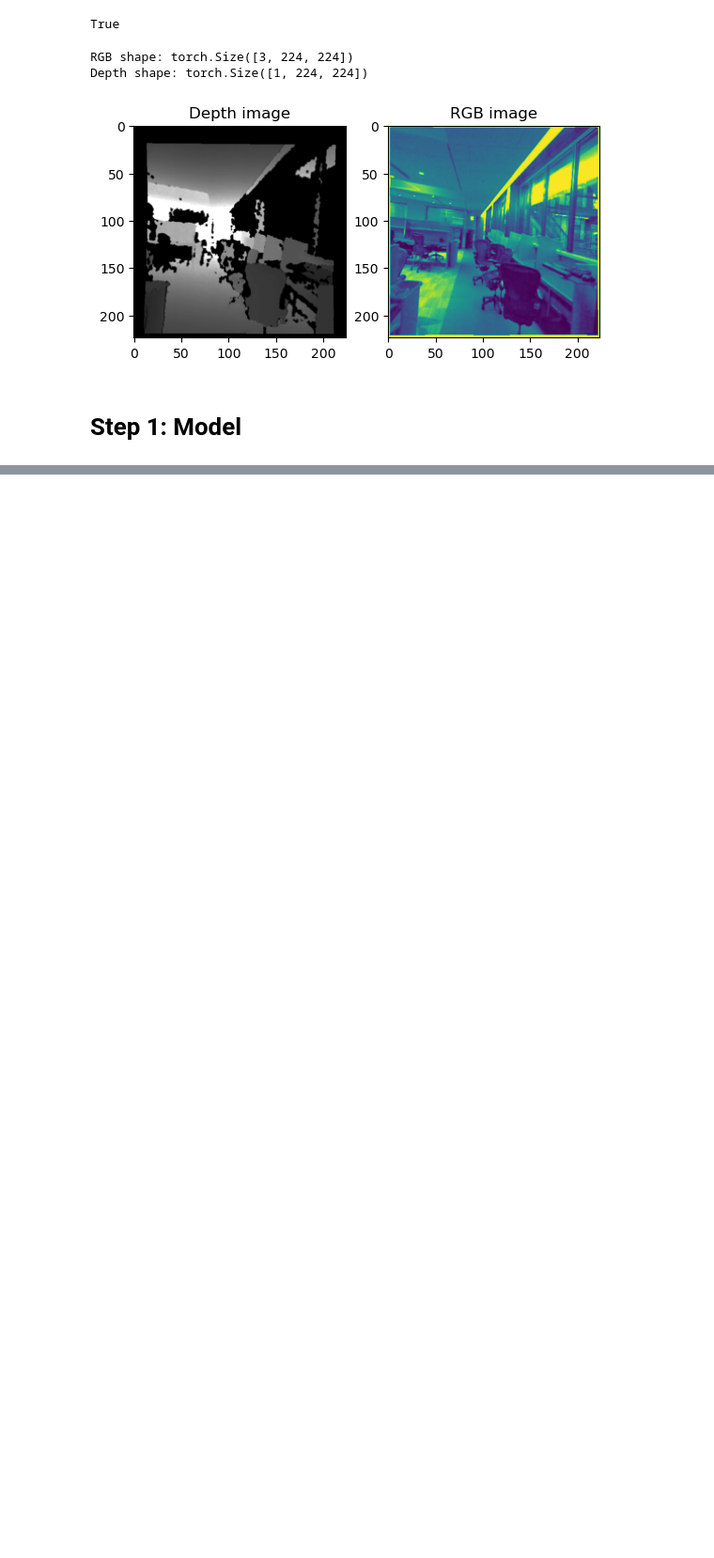
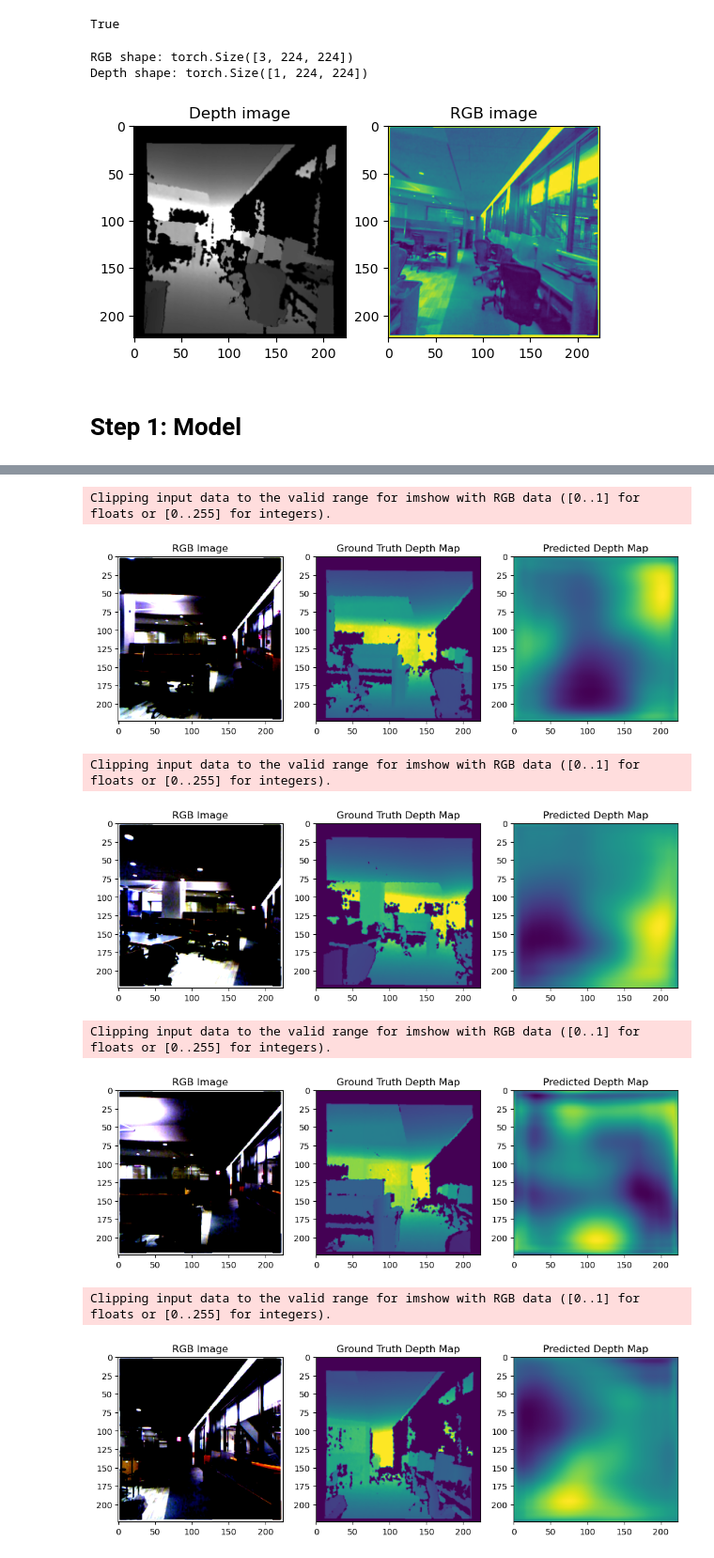
Before and after one commit to Gaurang-1402/Robot-Vision-final-project, a Jupyter notebook: monocular-depth-estimation.ipynb, the cells around one changed output, grey strips where cells are left out. Shown at 94% size. Saved outputs shown, nothing was run; the diff lists cells and outputs as text; code cells hidden in the pictures; blank space fills up the shorter version.

```diff
--- a/monocular-depth-estimation.ipynb
+++ b/monocular-depth-estimation.ipynb
@@ -227,15 +264,15 @@ class DepthResNet(nn.Module):
         self.conv1 = nn.Conv2d(512, 256, kernel_size=3, padding=1)
         self.conv2 = nn.Conv2d(256, 128, kernel_size=3, padding=1)
         self.conv3 = nn.Conv2d(128, 64, kernel_size=3, padding=1)
-        self.conv4 = nn.Conv2d(64, 1, kernel_size=3, padding=1)
-
+        self.conv4 = nn.Conv2d(64, 32, kernel_size=3, padding=1)
+        self.conv5 = nn.Conv2d(32, 1, kernel_size=3, padding=1)
 
     def forward(self, x):
         # Perform upsampling and pass the output through the custom convolutional layers to
         # generate the depth map. The upsampling layers increase the spatial dimensions of the
         # feature maps, while the convolutional layers process the features
         x = self.resnet(x)
-        x = self.upsample(x)
+        x = self.upsample(x) # becomes
         x = self.conv1(x)
         x = self.upsample(x)
         x = self.conv2(x)
@@ -243,7 +280,8 @@ class DepthResNet(nn.Module):
         x = self.conv3(x)
         x = self.upsample(x)
         x = self.conv4(x)
-
+        x = self.upsample(x)
+        x = self.conv5(x)
         return x
 # %%
 resnet_model = DepthResNet()
@@ -288,7 +326,7 @@ criterion = nn.L1Loss()
 optimizer = optim.Adam(model.parameters(), lr=0.001)
 
 # Set the number of training epochs
-num_epochs = 10
+num_epochs = 20
 
 # Gradient accumulation steps
 accumulation_steps = 4
@@ -332,0 +394,48 @@ RuntimeError: The size of tensor a (112) must match the size of tensor b (224) a
+# %%
+import matplotlib.pyplot as plt
+
+# Set the model to evaluation mode
+model.eval()
+
+# Get a batch of data from the validation dataset
+rgb_batch, depth_batch = next(iter(val_dataloader))
+
+# Move the batch to the device
+rgb_batch = rgb_batch.to(device)
+
+# Predict the depth maps
+with torch.no_grad():
+    predicted_depth_batch = model(rgb_batch)
+
+# Move the predictions back to the CPU
+predicted_depth_batch = predicted_depth_batch.cpu()
+
+# Number of images to visualize
+num_images = 4
+
+# Visualize the RGB images, ground truth depth maps, and predicted depth maps
+for i in range(num_images):
+    fig, (ax1, ax2, ax3) = plt.subplots(1, 3, figsize=(12, 4))
+
+    # Display the RGB image
+    ax1.imshow(rgb_batch[i].permute(1, 2, 0).cpu().numpy())
+    ax1.set_title("RGB Image")
+
+    # Display the ground truth depth map
+    ax2.imshow(depth_batch[i].squeeze().cpu().numpy(), cmap="viridis")
+    ax2.set_title("Ground Truth Depth Map")
+
+    # Display the predicted depth map
+    ax3.imshow(predicted_depth_batch[i].squeeze().cpu().numpy(), cmap="viridis")
+    ax3.set_title("Predicted Depth Map")
+
+    plt.show()
+# %% [output]
+Clipping input data to the valid range for imshow with RGB data ([0..1] for floats or [0..255] for integers).
+[figure, added]
+Clipping input data to the valid range for imshow with RGB data ([0..1] for floats or [0..255] for integers).
+[figure, added]
+Clipping input data to the valid range for imshow with RGB data ([0..1] for floats or [0..255] for integers).
+[figure, added]
+Clipping input data to the valid range for imshow with RGB data ([0..1] for floats or [0..255] for integers).
+[figure, added]
```
Also changed, not shown: parts of 12 cells of this notebook.
